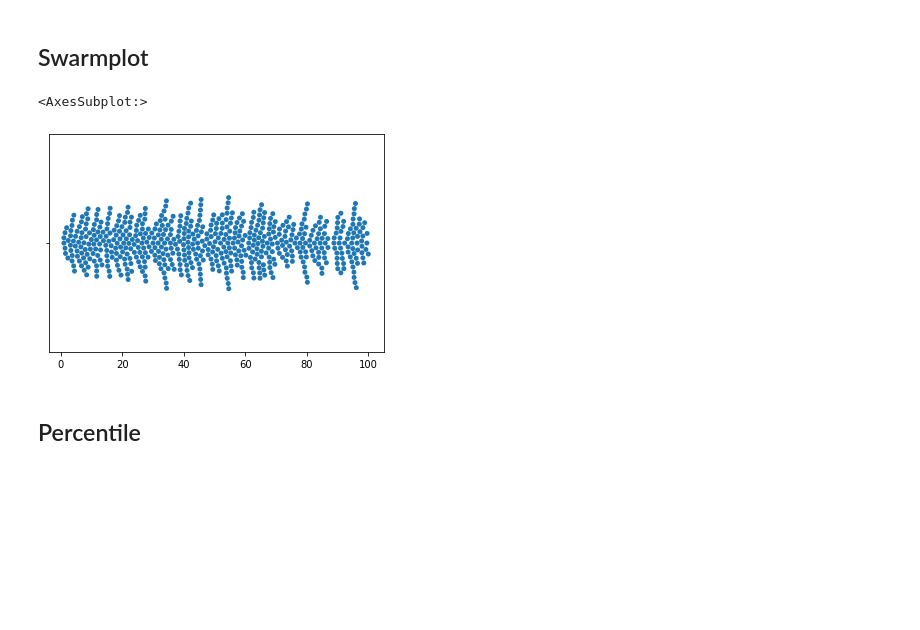
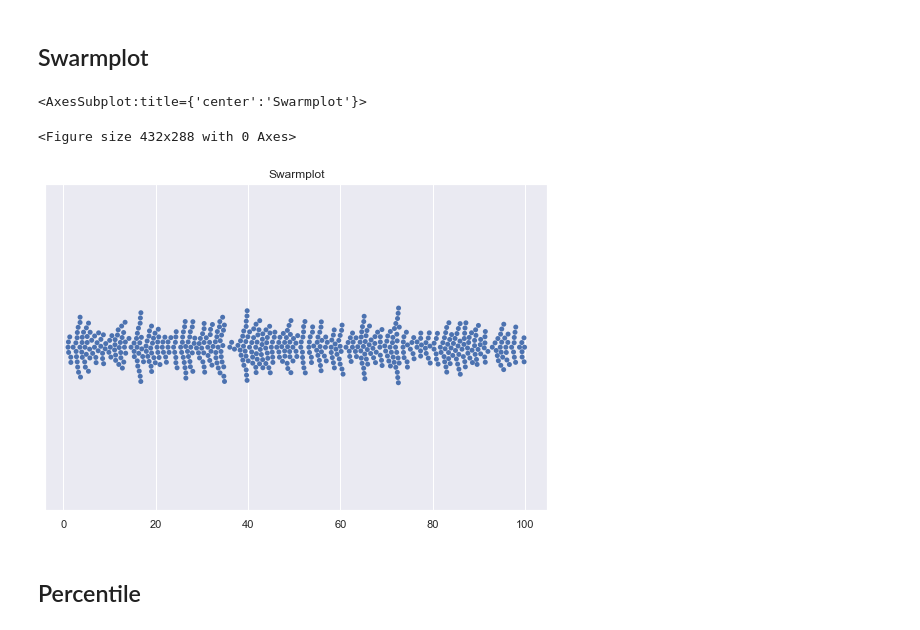
Before and after one commit to Prof-Greipl/rmd_dsml, a Jupyter notebook: jupyter/Visualisierung mit Seaborn.ipynb, the cells around one changed output. Cells and saved outputs as stored; diff of their text form; code cells hidden in the pictures; blank space fills up the shorter version.

Commit message:
B: Visualisierung

```diff
--- a/jupyter/Visualisierung mit Seaborn.ipynb
+++ b/jupyter/Visualisierung mit Seaborn.ipynb
@@ -3,13 +3,20 @@
 # %%
 import matplotlib.pyplot as plt
 import numpy as np
 import seaborn as sns
+plt.tight_layout(pad=1.08, h_pad=None, w_pad=None, rect=None)
+
+sns.set_theme()
+
+fig, ax = plt.subplots( figsize=(9,6))
+ax.set_title("Swarmplot")
 
 data = np.random.uniform(1,100, size=600)
 sns.swarmplot(x = data)
 # %% [output]
-<AxesSubplot:>
+<AxesSubplot:title={'center':'Swarmplot'}>
+<Figure size 432x288 with 0 Axes>
-[figure, old version]
+[figure, new version]
 # %% [markdown]
 ## Percentile
 # %%
```
Also changed, not shown: 12 other files.
